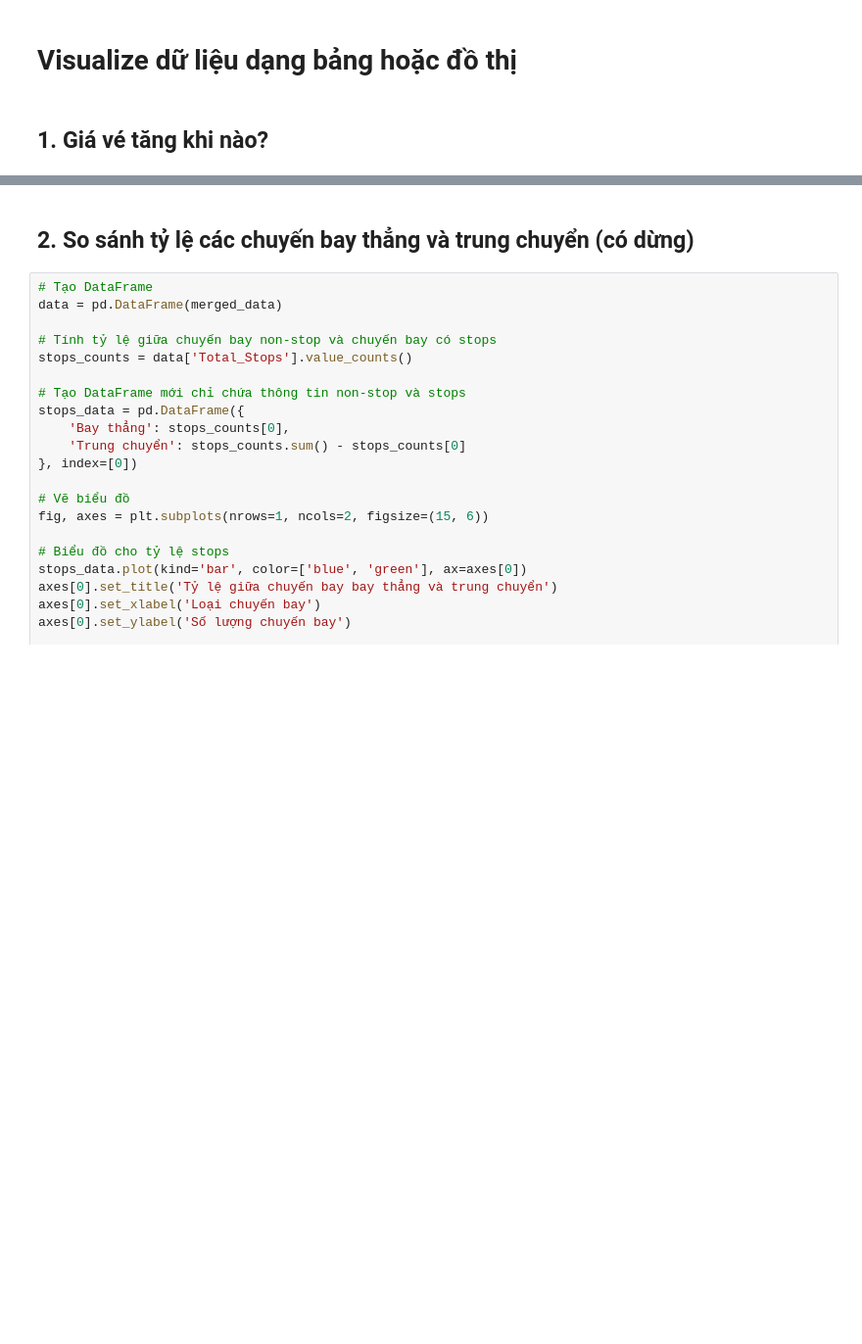
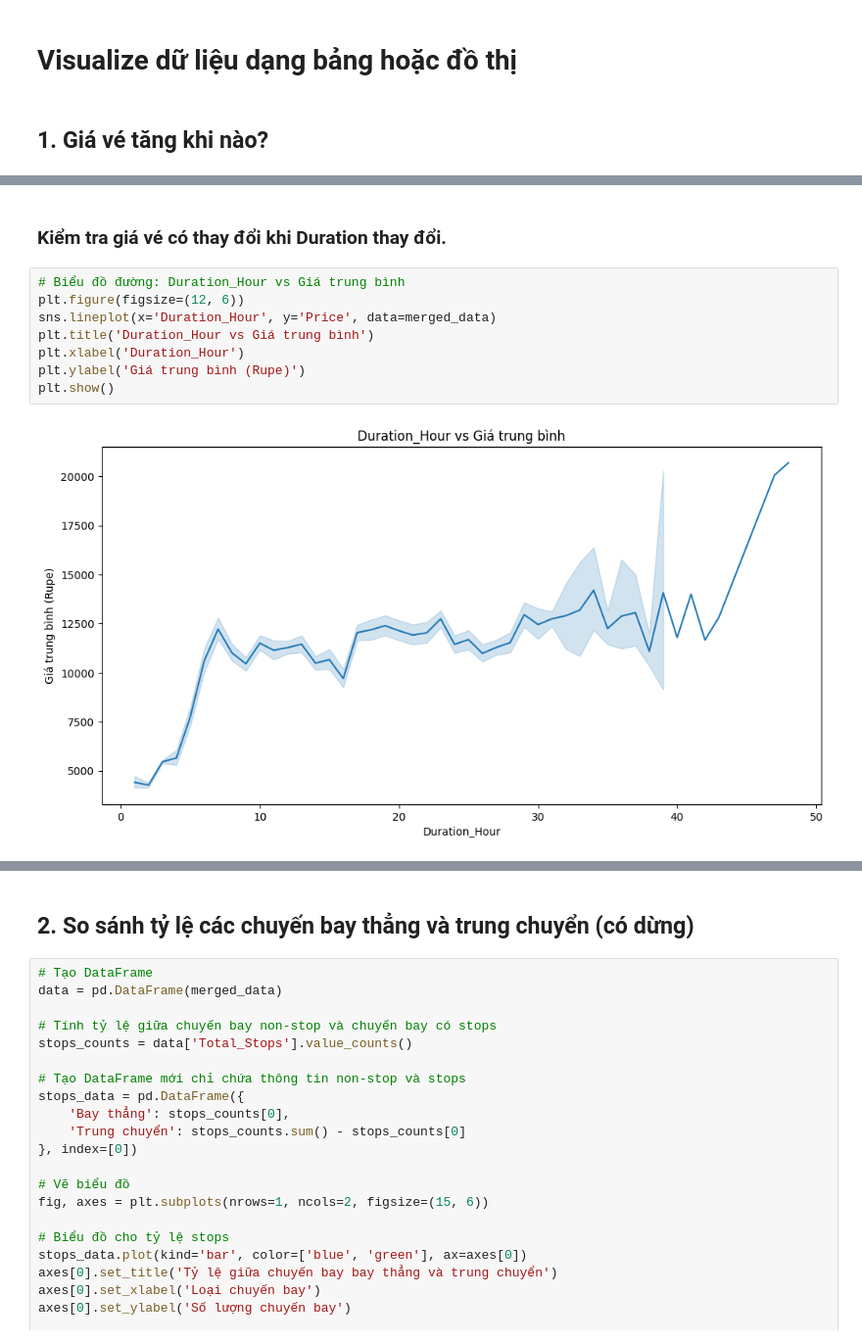
Before and after one commit to Vanniee007/ADA-Final-Project-20CQ.PTDL.05, a Jupyter notebook: FinalProject.ipynb, the cells around one changed output, grey strips where cells are left out. Shown at 98% size. Drawn from its saved outputs; the diff is of its cells as text; blank space fills up the shorter version.

```diff
--- a/FinalProject.ipynb
+++ b/FinalProject.ipynb
@@ -419,0 +467,12 @@ plt.show()
+# %% [markdown]
+### Kiểm tra giá vé có thay đổi khi Duration thay đổi.
+# %%
+# Biểu đồ đường: Duration_Hour vs Giá trung bình
+plt.figure(figsize=(12, 6))
+sns.lineplot(x='Duration_Hour', y='Price', data=merged_data)
+plt.title('Duration_Hour vs Giá trung bình')
+plt.xlabel('Duration_Hour')
+plt.ylabel('Giá trung bình (Rupe)')
+plt.show()
+# %% [output]
+[figure, added]
```
Also changed, not shown: parts of 27 cells of this notebook.
